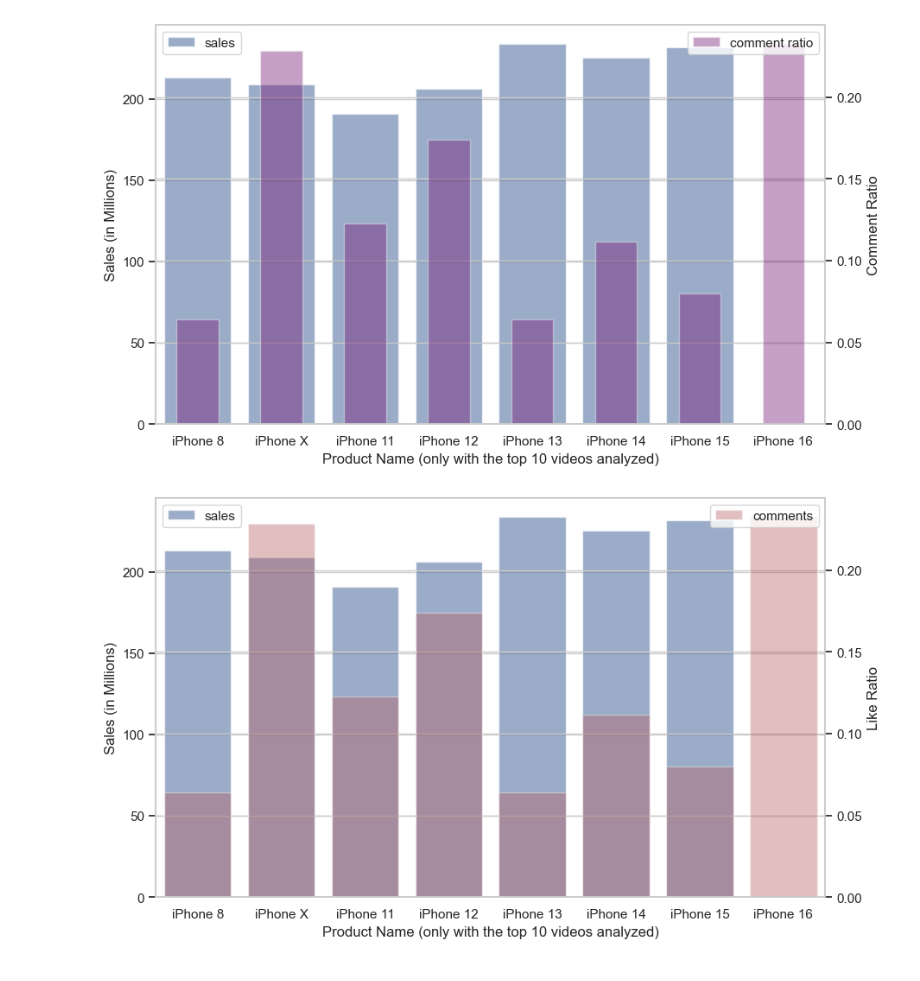
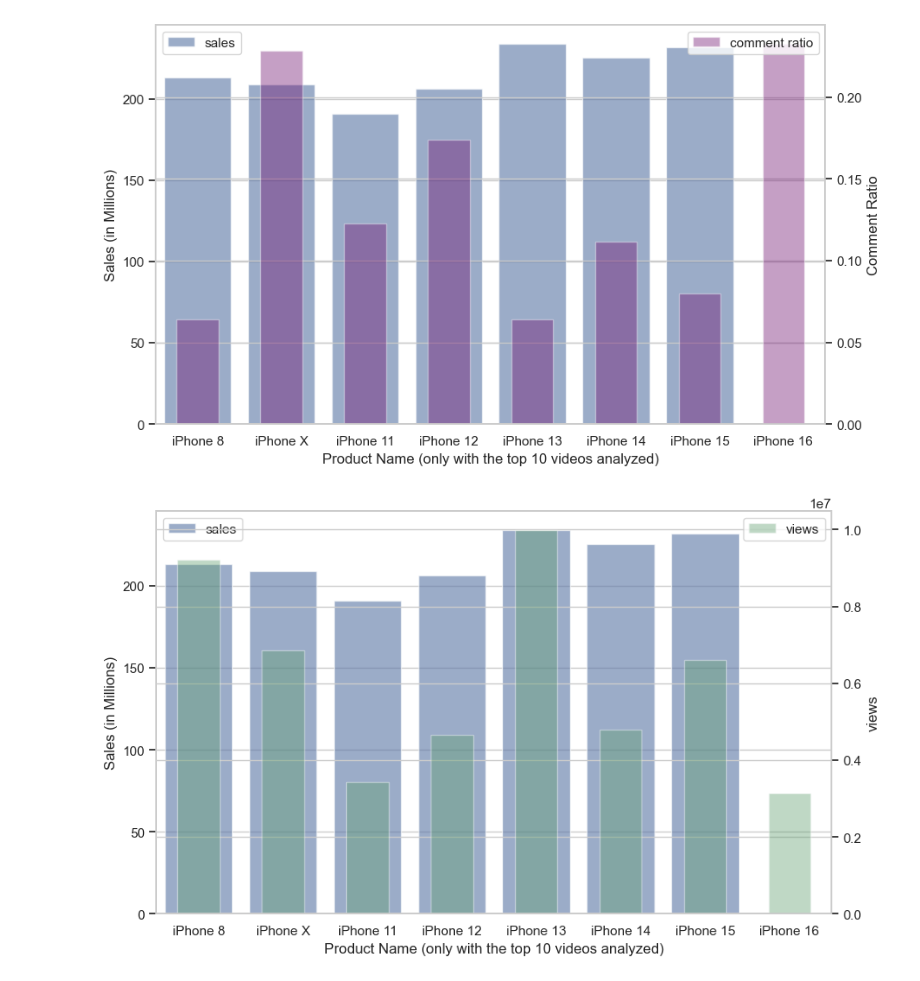
Before and after one commit to eduardoparracho/ReviewerReview, a Jupyter notebook: main.ipynb, the cells around one changed output. Cells and saved outputs as stored; diff of their text form; code cells hidden in the pictures.

```diff
--- a/main.ipynb
+++ b/main.ipynb
@@ -468,21 +468,21 @@ plt.show()
 # %%
 fig, ax1 = plt.subplots(figsize=(10, 6))
 
 # Plot the view rates on the primary y-axis
 sns.barplot(x='product_name', y='sales', data=final_df, ax=ax1, color='b', alpha=0.6, label='sales')
 
 # Create a secondary y-axis and plot the sales values
 ax2 = ax1.twinx()  # This creates a new y-axis that shares the same x-axis
-sns.barplot(x='product_name', y='comments', data=final_df, ax=ax2, color='r', alpha=0.4, label='comment ratio', width=0.8)
+sns.barplot(x='product_name', y='views', data=final_df, ax=ax2, color='g', alpha=0.4, label='views', width=0.5)
 
 # Customize the axes
 ax1.set_ylabel('Sales (in Millions)')
-ax2.set_ylabel('Like Ratio')
+ax2.set_ylabel('views')
 ax1.set_xlabel('Product Name (only with the top 10 videos analyzed)')
 
 # Add legends
 ax1.legend(loc='upper left')
 ax2.legend(loc='upper right')
 plt.show()
 # %% [output]
-[figure, old version]
+[figure, new version]
```
